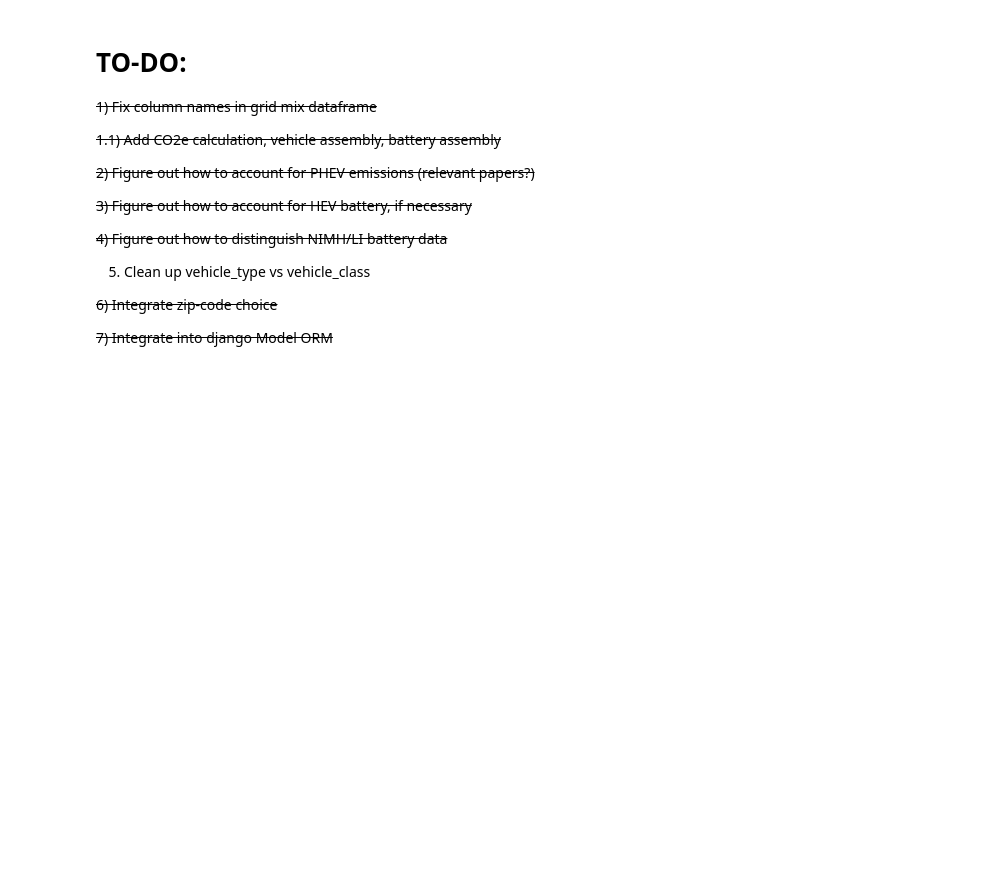
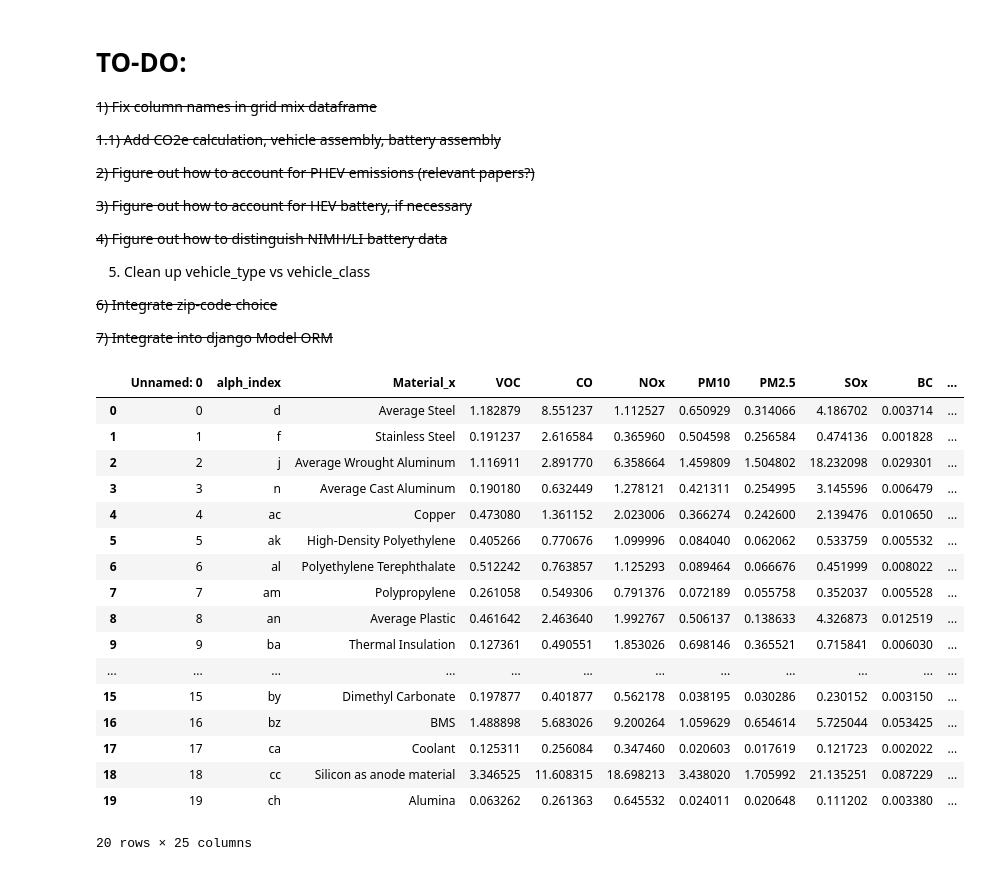
Before and after one commit to EEE-Capstone/MIMS-Capstone, a Jupyter notebook: Backend/vehicle_emissions_join.ipynb, the cells around one changed output. Cells and saved outputs as stored; diff of their text form; code cells hidden in the pictures; blank space fills up the shorter version.

```diff
--- a/Backend/vehicle_emissions_join.ipynb
+++ b/Backend/vehicle_emissions_join.ipynb
@@ -31,6 +31,27 @@ import string
 ## carbon intensity = carbon intensity of fuel or carbon intensity of grid_mix
 ## grid_mix carbon_intensitty = c02 emissions at entered zip code or take average of all zip codes
 ## append in-use emissions, embodied emissions, and total emissions (embodied+in_use) to joined vehicle data
+# %%
+LI_emissions_data
+# %% [output]
+|  | Unnamed: 0 | alph_index | Material_x | VOC | CO | NOx | PM10 | PM2.5 | SOx | BC | ... |
+| 0 | 0 | d | Average Steel | 1.182879 | 8.551237 | 1.112527 | 0.650929 | 0.314066 | 4.186702 | 0.003714 | ... |
+| 1 | 1 | f | Stainless Steel | 0.191237 | 2.616584 | 0.365960 | 0.504598 | 0.256584 | 0.474136 | 0.001828 | ... |
+| 2 | 2 | j | Average Wrought Aluminum | 1.116911 | 2.891770 | 6.358664 | 1.459809 | 1.504802 | 18.232098 | 0.029301 | ... |
+| 3 | 3 | n | Average Cast Aluminum | 0.190180 | 0.632449 | 1.278121 | 0.421311 | 0.254995 | 3.145596 | 0.006479 | ... |
+| 4 | 4 | ac | Copper | 0.473080 | 1.361152 | 2.023006 | 0.366274 | 0.242600 | 2.139476 | 0.010650 | ... |
+| 5 | 5 | ak | High-Density Polyethylene | 0.405266 | 0.770676 | 1.099996 | 0.084040 | 0.062062 | 0.533759 | 0.005532 | ... |
+| 6 | 6 | al | Polyethylene Terephthalate | 0.512242 | 0.763857 | 1.125293 | 0.089464 | 0.066676 | 0.451999 | 0.008022 | ... |
+| 7 | 7 | am | Polypropylene | 0.261058 | 0.549306 | 0.791376 | 0.072189 | 0.055758 | 0.352037 | 0.005528 | ... |
+| 8 | 8 | an | Average Plastic | 0.461642 | 2.463640 | 1.992767 | 0.506137 | 0.138633 | 4.326873 | 0.012519 | ... |
+| 9 | 9 | ba | Thermal Insulation | 0.127361 | 0.490551 | 1.853026 | 0.698146 | 0.365521 | 0.715841 | 0.006030 | ... |
+| ... | ... | ... | ... | ... | ... | ... | ... | ... | ... | ... | ... |
+| 15 | 15 | by | Dimethyl Carbonate | 0.197877 | 0.401877 | 0.562178 | 0.038195 | 0.030286 | 0.230152 | 0.003150 | ... |
+| 16 | 16 | bz | BMS | 1.488898 | 5.683026 | 9.200264 | 1.059629 | 0.654614 | 5.725044 | 0.053425 | ... |
+| 17 | 17 | ca | Coolant | 0.125311 | 0.256084 | 0.347460 | 0.020603 | 0.017619 | 0.121723 | 0.002022 | ... |
+| 18 | 18 | cc | Silicon as anode material | 3.346525 | 11.608315 | 18.698213 | 3.438020 | 1.705992 | 21.135251 | 0.087229 | ... |
+| 19 | 19 | ch | Alumina | 0.063262 | 0.261363 | 0.645532 | 0.024011 | 0.020648 | 0.111202 | 0.003380 | ... |
+20 rows × 25 columns
 # %%
 ## load in data
 ## need vehicle data, emissions weightings/intensities by vehicle, zip data
```
Also changed, not shown: parts of 17 cells of this notebook.
